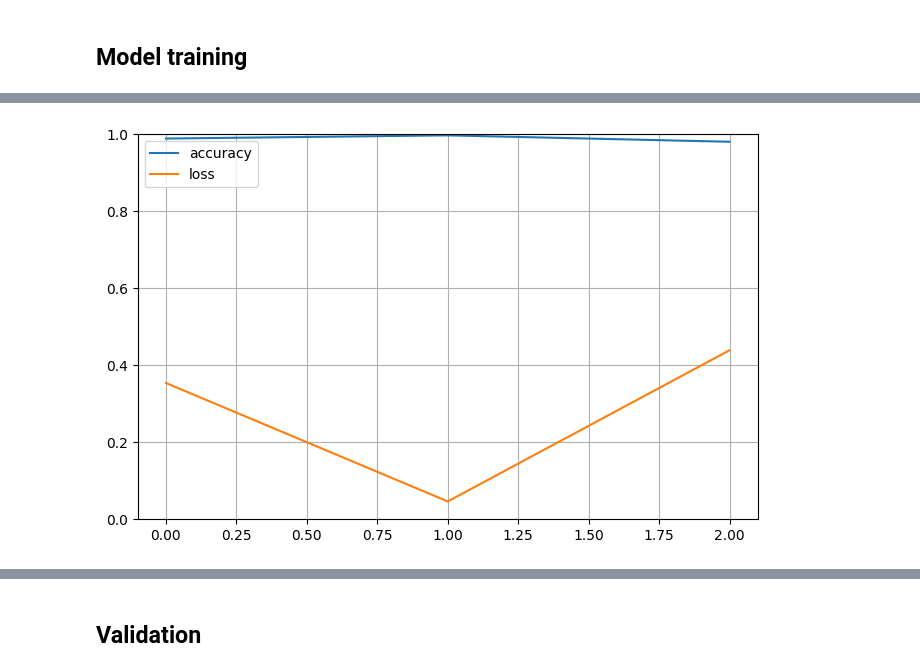
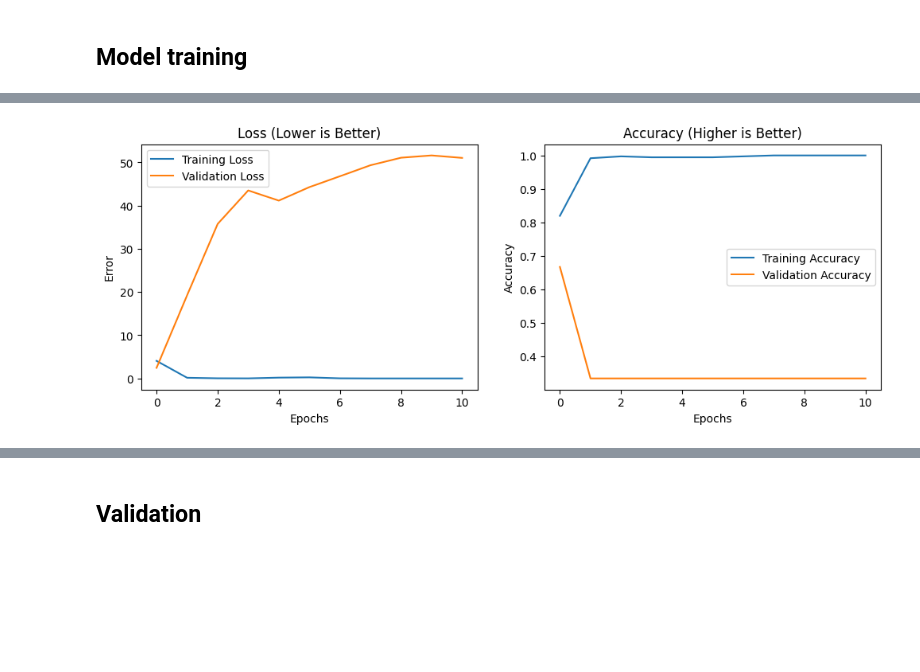
Before and after one commit to pedmur/AIS7, a Jupyter notebook: FinalAssignment/Jetsound.ipynb, the cells around one changed output, grey strips where cells are left out. Saved outputs shown, nothing was run; the diff lists cells and outputs as text; code cells hidden in the pictures; blank space fills up the shorter version.

Commit message:
better jetsound validation scrit lus led test

```diff
--- a/FinalAssignment/Jetsound.ipynb
+++ b/FinalAssignment/Jetsound.ipynb
@@ -243,11 +244,13 @@ Test Labels Shape (y_test):      (90, 3)
 # %% [markdown]
 ## Network architecture
 # %%
+import tensorflow as tf
 from tensorflow.keras.models import Sequential
 from tensorflow.keras.layers import Conv2D, MaxPooling2D, Flatten, Dense, Dropout, BatchNormalization
+from tensorflow.keras.optimizers import Adam
 
 model = Sequential([
-    Conv2D(64, (3,3), activation='relu', input_shape=(N_MELS, IMG_WIDTH, 1)),
+    Conv2D(32, (3,3), activation='relu', input_shape=(N_MELS, IMG_WIDTH, 1)),
     BatchNormalization(),
     MaxPooling2D((2,2)),
 
@@ -260,13 +263,14 @@ model = Sequential([
     MaxPooling2D((2,2)),
 
     Flatten(),
-    Dense(128, activation='relu'),
-    Dropout(0.5),
+    Dense(64, activation='relu'),
+    #Dropout(0.5),
+
     Dense(len(CATEGORIES), activation='softmax')
 ])
 
 model.compile(
-    optimizer='adam',
+    optimizer=tf.keras.optimizers.Adam(learning_rate=0.001),
     loss='categorical_crossentropy',
     metrics=['accuracy']
 )
@@ -297,19 +301,54 @@ Model: "sequential"
 # %% [markdown]
 ## Model training
 # %%
-# Train the model
-history = model.fit(
-    x_train,
-    y_train,
-    epochs=3,
-    batch_size=32
+from tensorflow.keras.callbacks import ModelCheckpoint, EarlyStopping
+
+# 1. STOPPING: Stop if validation loss doesn't improve for 10 epochs (patience)
+early_stop = EarlyStopping(
+    monitor='val_loss',
+    patience=10,
+    restore_best_weights=True, # reverts to the best epoch automatically
+    verbose=1
 )
 
-import pandas as pd
+# 2. SAVING: Save the best model to a file
+checkpoint = ModelCheckpoint(
+    'best_audio_model.keras',
+    monitor='val_loss',
+    save_best_only=True,
+    verbose=1
+)
+
+# 3. FITTING
+history = model.fit(
+    x_train, y_train,
+    epochs=100,            # Set high, let EarlyStopping decide when to end
+    batch_size=32,         # 32 is standard. For small data, 16 is also okay.
+    validation_data=(x_test, y_test),
+    callbacks=[checkpoint, early_stop]
+)
+
 import matplotlib.pyplot as plt
 
-pd.DataFrame(history.history).plot(figsize=(8, 5))
-plt.grid(True)
-plt.gca().set_ylim(0, 1)
+# 1. Plot the "Loss"
+plt.figure(figsize=(12, 4))
+
+plt.subplot(1, 2, 1) # Left graph
+plt.plot(history.history['loss'], label='Training Loss')
+plt.plot(history.history['val_loss'], label='Validation Loss')
+plt.title('Loss (Lower is Better)')
+plt.xlabel('Epochs')
+plt.ylabel('Error')
+plt.legend()
+
+# 2. Plot the "Accuracy"
+plt.subplot(1, 2, 2) # Right graph
+plt.plot(history.history['accuracy'], label='Training Accuracy')
+plt.plot(history.history['val_accuracy'], label='Validation Accuracy')
+plt.title('Accuracy (Higher is Better)')
+plt.xlabel('Epochs')
+plt.ylabel('Accuracy')
+plt.legend()
+
 plt.show()
 # %% [output]
@@ -322,4 +372,4 @@ Epoch 3/3
-[figure, old version]
+[figure, new version]
 # %%
 from sklearn.metrics import confusion_matrix, classification_report
 import numpy as np
```
Also changed, not shown: parts of 7 cells of this notebook, 1 other file.
